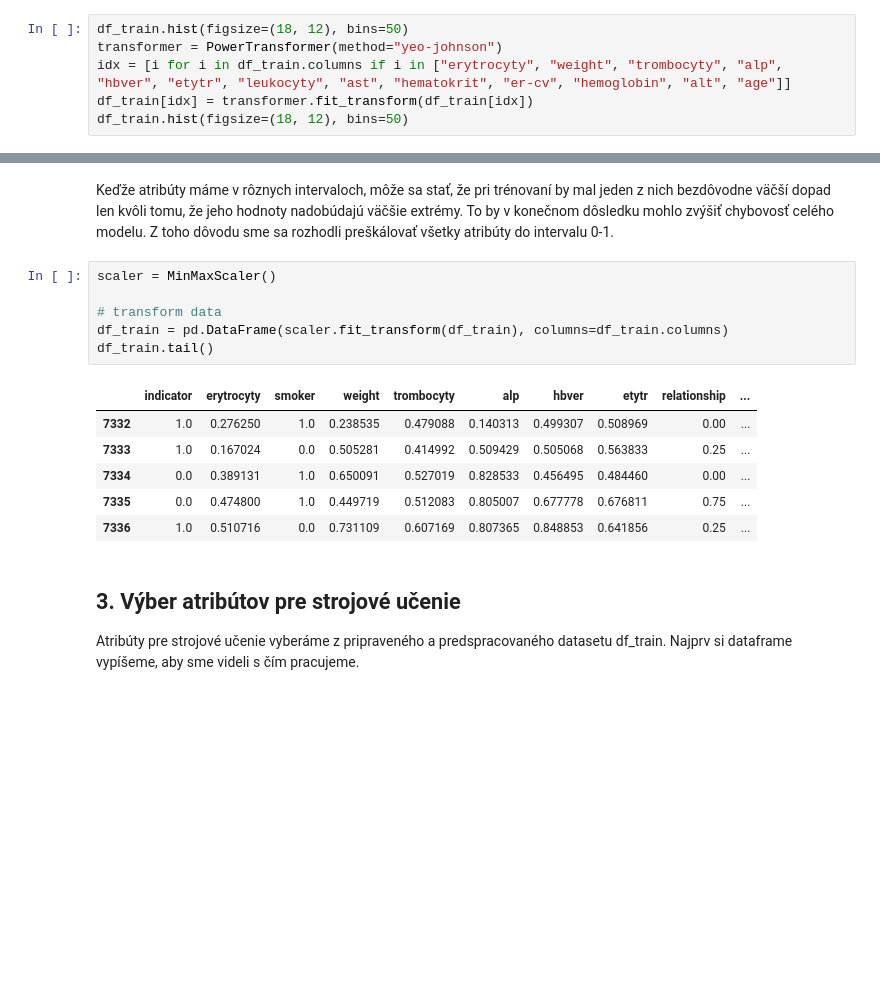
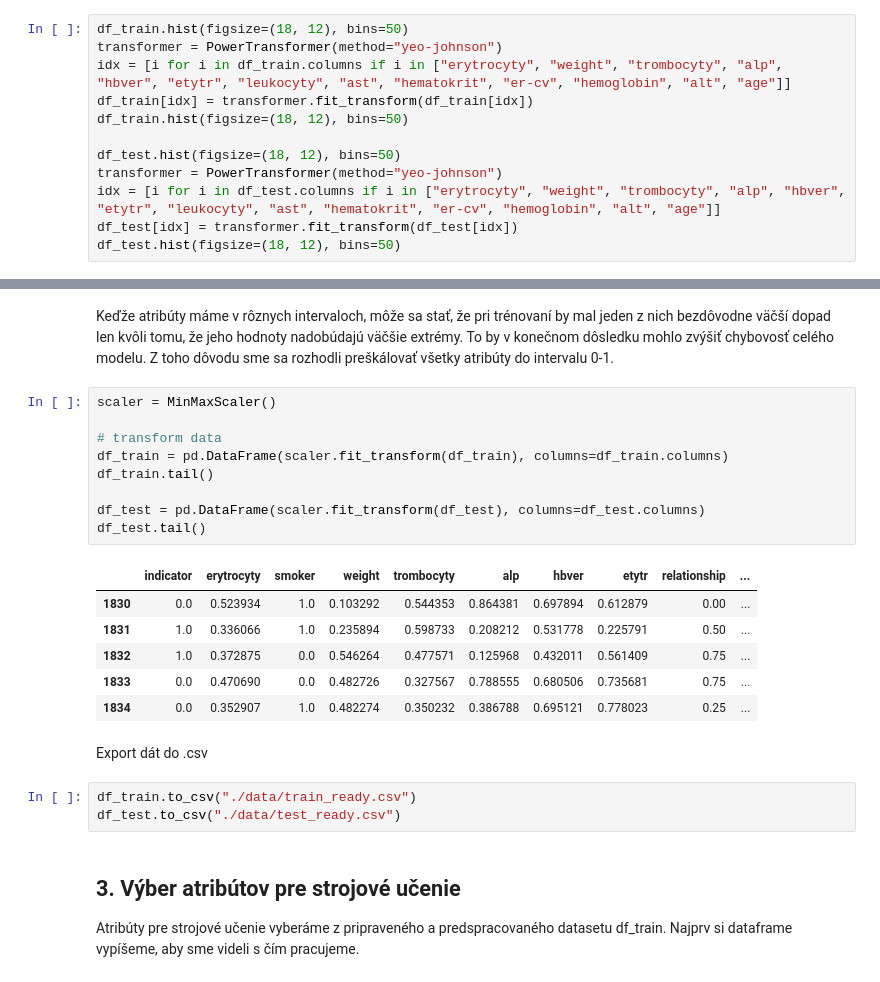
Before and after one commit to michalpidanic/IAU_2021, a Jupyter notebook: zadanie2.ipynb, the cells around one changed output, grey strips where cells are left out. Drawn from its saved outputs; the diff is of its cells as text; blank space fills up the shorter version.

```diff
--- a/zadanie2.ipynb
+++ b/zadanie2.ipynb
@@ -340,4 +340,10 @@ transformer = PowerTransformer(method="yeo-johnson")
 idx = [i for i in df_train.columns if i in ["erytrocyty", "weight", "trombocyty", "alp", "hbver", "etytr", "leukocyty", "ast", "hematokrit", "er-cv", "hemoglobin", "alt", "age"]]
 df_train[idx] = transformer.fit_transform(df_train[idx])
 df_train.hist(figsize=(18, 12), bins=50)
+
+df_test.hist(figsize=(18, 12), bins=50)
+transformer = PowerTransformer(method="yeo-johnson")
+idx = [i for i in df_test.columns if i in ["erytrocyty", "weight", "trombocyty", "alp", "hbver", "etytr", "leukocyty", "ast", "hematokrit", "er-cv", "hemoglobin", "alt", "age"]]
+df_test[idx] = transformer.fit_transform(df_test[idx])
+df_test.hist(figsize=(18, 12), bins=50)
 # %% [output]
@@ -381,16 +376,24 @@ Keďže atribúty máme v rôznych intervaloch, môže sa stať, že pri trénov
 # %%
 scaler = MinMaxScaler()
 
 # transform data
 df_train = pd.DataFrame(scaler.fit_transform(df_train), columns=df_train.columns)
 df_train.tail()
+
+df_test = pd.DataFrame(scaler.fit_transform(df_test), columns=df_test.columns)
+df_test.tail()
 # %% [output]
 |  | indicator | erytrocyty | smoker | weight | trombocyty | alp | hbver | etytr | relationship | ... |
-| 7332 | 1.0 | 0.276250 | 1.0 | 0.238535 | 0.479088 | 0.140313 | 0.499307 | 0.508969 | 0.00 | ... |
-| 7333 | 1.0 | 0.167024 | 0.0 | 0.505281 | 0.414992 | 0.509429 | 0.505068 | 0.563833 | 0.25 | ... |
-| 7334 | 0.0 | 0.389131 | 1.0 | 0.650091 | 0.527019 | 0.828533 | 0.456495 | 0.484460 | 0.00 | ... |
-| 7335 | 0.0 | 0.474800 | 1.0 | 0.449719 | 0.512083 | 0.805007 | 0.677778 | 0.676811 | 0.75 | ... |
-| 7336 | 1.0 | 0.510716 | 0.0 | 0.731109 | 0.607169 | 0.807365 | 0.848853 | 0.641856 | 0.25 | ... |
+| 1830 | 0.0 | 0.523934 | 1.0 | 0.103292 | 0.544353 | 0.864381 | 0.697894 | 0.612879 | 0.00 | ... |
+| 1831 | 1.0 | 0.336066 | 1.0 | 0.235894 | 0.598733 | 0.208212 | 0.531778 | 0.225791 | 0.50 | ... |
+| 1832 | 1.0 | 0.372875 | 0.0 | 0.546264 | 0.477571 | 0.125968 | 0.432011 | 0.561409 | 0.75 | ... |
+| 1833 | 0.0 | 0.470690 | 0.0 | 0.482726 | 0.327567 | 0.788555 | 0.680506 | 0.735681 | 0.75 | ... |
+| 1834 | 0.0 | 0.352907 | 1.0 | 0.482274 | 0.350232 | 0.386788 | 0.695121 | 0.778023 | 0.25 | ... |
+# %% [markdown]
+Export dát do .csv
+# %%
+df_train.to_csv("./data/train_ready.csv")
+df_test.to_csv("./data/test_ready.csv")
 # %% [markdown]
 ## 3. Výber atribútov pre strojové učenie
 
```
Also changed, not shown: parts of 6 cells of this notebook, 4 other files.
